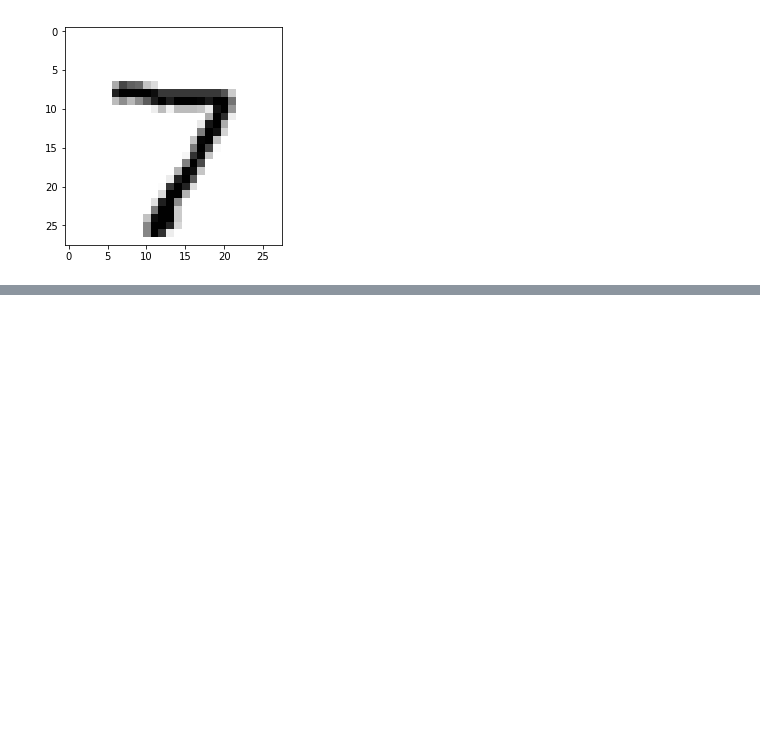
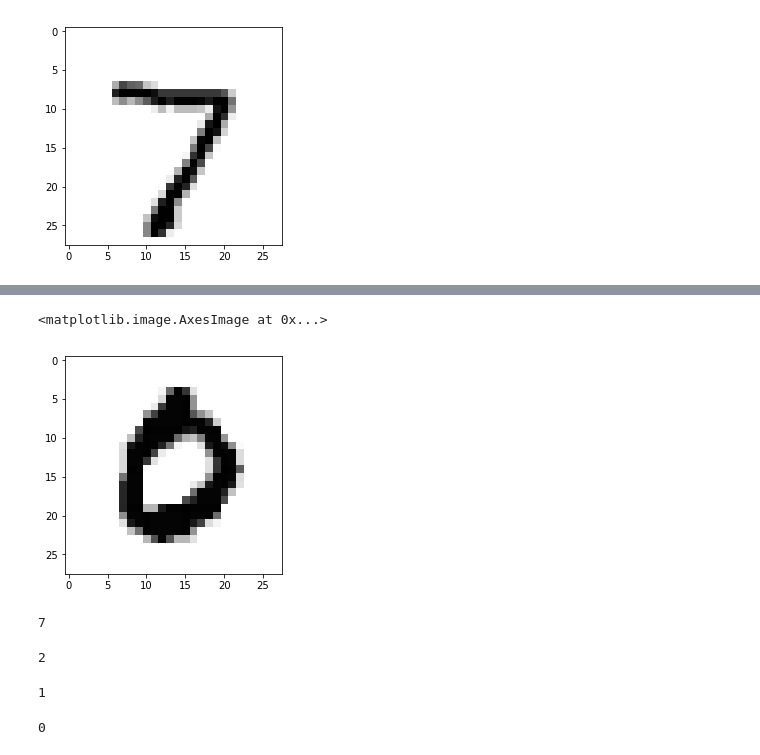
Before and after one commit to sarahCarroll/emerg-tech-assign, a Jupyter notebook: MNIST-dataset.ipynb, the cells around one changed output, grey strips where cells are left out. Cells and saved outputs as stored; diff of their text form; code cells hidden in the pictures; blank space fills up the shorter version.

```diff
--- a/MNIST-dataset.ipynb
+++ b/MNIST-dataset.ipynb
@@ -122,0 +68,6 @@ plt.imshow(image1, cmap='gray')
+# %%
+image1 = ~np.array(list(file_content[2368:3152])).reshape(28,28).astype(np.uint8)
+plt.imshow(image1, cmap='gray')
+# %% [output]
+<matplotlib.image.AxesImage at 0x...>
+[figure, added]
@@ -122,0 +79,16 @@ plt.imshow(image1, cmap='gray')
+# %%
+int.from_bytes(labels[8:9], byteorder="big")
+# %% [output]
+7
+# %%
+int.from_bytes(labels[9:10], byteorder="big")
+# %% [output]
+2
+# %%
+int.from_bytes(labels[10:11], byteorder="big")
+# %% [output]
+1
+# %%
+int.from_bytes(labels[11:12], byteorder="big")
+# %% [output]
+0
```
Also changed, not shown: parts of 25 cells of this notebook, 7 other files.
